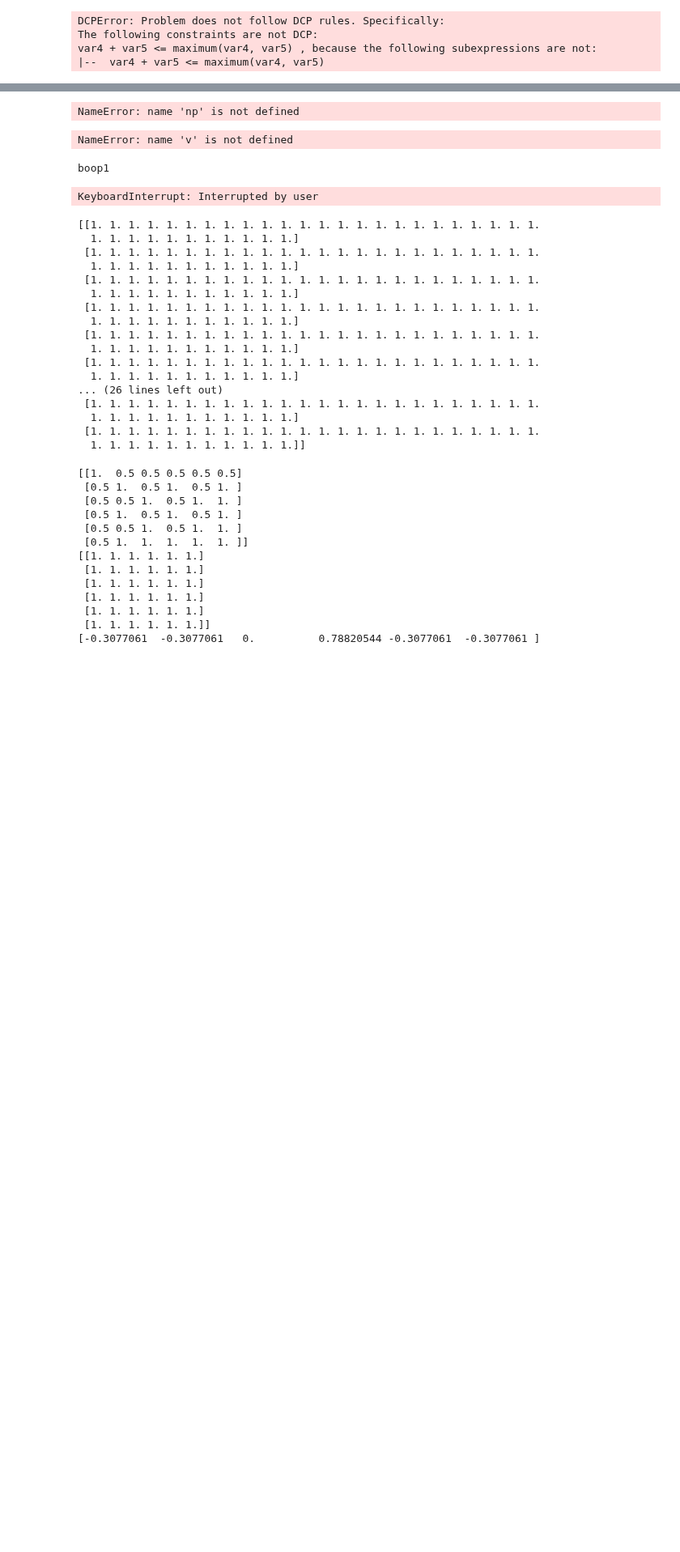
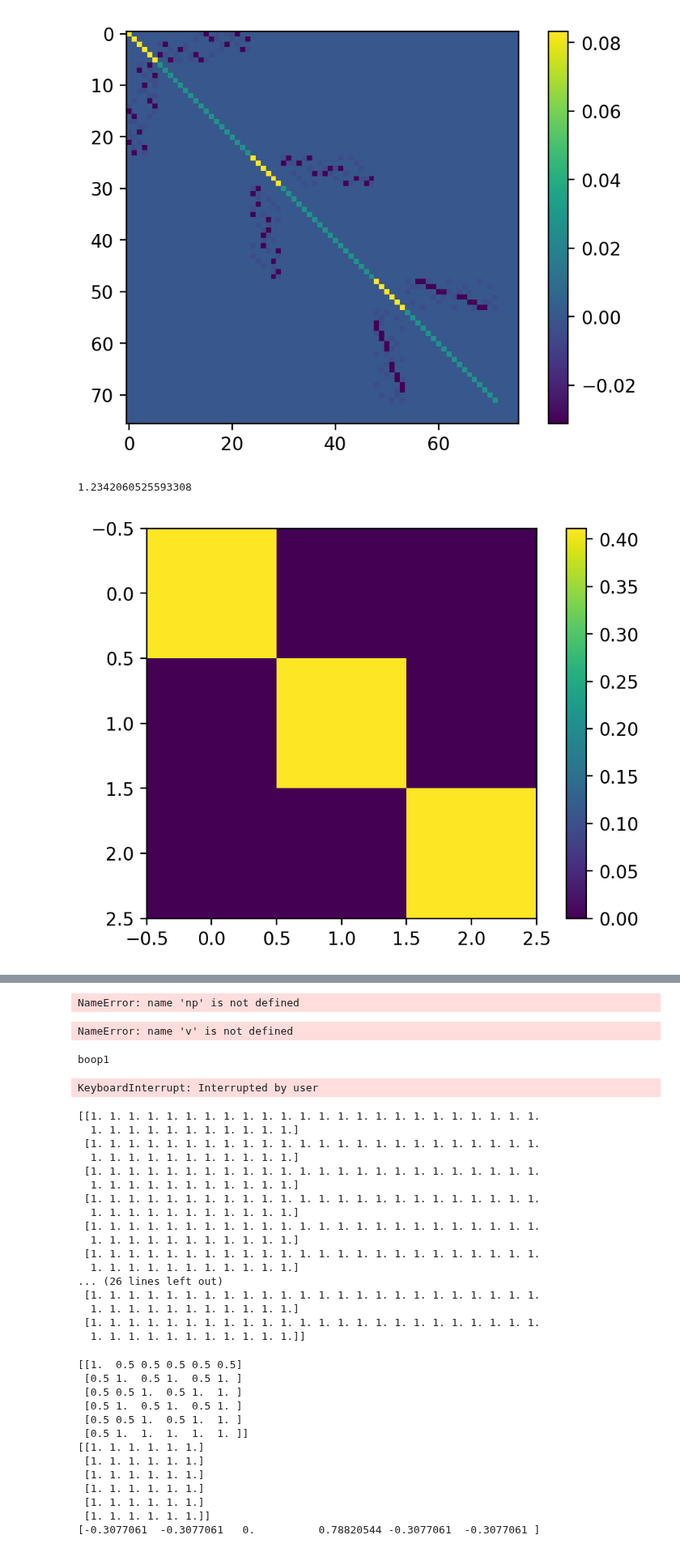
Before and after one commit to blake-holman/ED_Adversaries, a Jupyter notebook: Span.ipynb, the cells around one changed output, grey strips where cells are left out. Shown at 81% size. Cells and saved outputs as stored; diff of their text form; code cells hidden in the pictures; blank space fills up the shorter version.

```diff
--- a/Span.ipynb
+++ b/Span.ipynb
@@ -73,17 +63,21 @@ def rand_function(n, alpha='01'):
 # %%
 diffs = []
-prob = threshold_k(3,2)
+prob = ED(3)
 print(prob.yes_len, prob.no_len, prob.len)
 target = np.zeros(prob.yes_len)
 # target[0] = 1
-v, X, Y= span_solver(prob, {'solver': 'MOSEK', 'verbose': True}, mode=['block', 8, 3])
-plt.imshow(Y)
+v, X = span_solver(prob)
+small, big, T = span_dual_relax(prob, 3)
+
+# plt.imshow(small)
+# plt.colorbar()
+# plt.show()
+plt.imshow(big)
 plt.colorbar()
 plt.show()
-plt.imshow(Y.T@Y)
-plt.colorbar()
-plt.show()
-plt.imshow(X)
+plt.imshow(T)
+print(np.trace(T))
+# print(np.max(np.abs(Y)))
 plt.colorbar()
 plt.show()
 # plt.imshow(X_ieq)
@@ -105,4 +107,3 @@ plt.show()
+[figure, added]
-DCPError: Problem does not follow DCP rules. Specifically:
-The following constraints are not DCP:
-var4 + var5 <= maximum(var4, var5) , because the following subexpressions are not:
-|--  var4 + var5 <= maximum(var4, var5)
+1.2342060525593308
+[figure, added]
```
Also changed, not shown: parts of 5 cells of this notebook, 2 other files.
